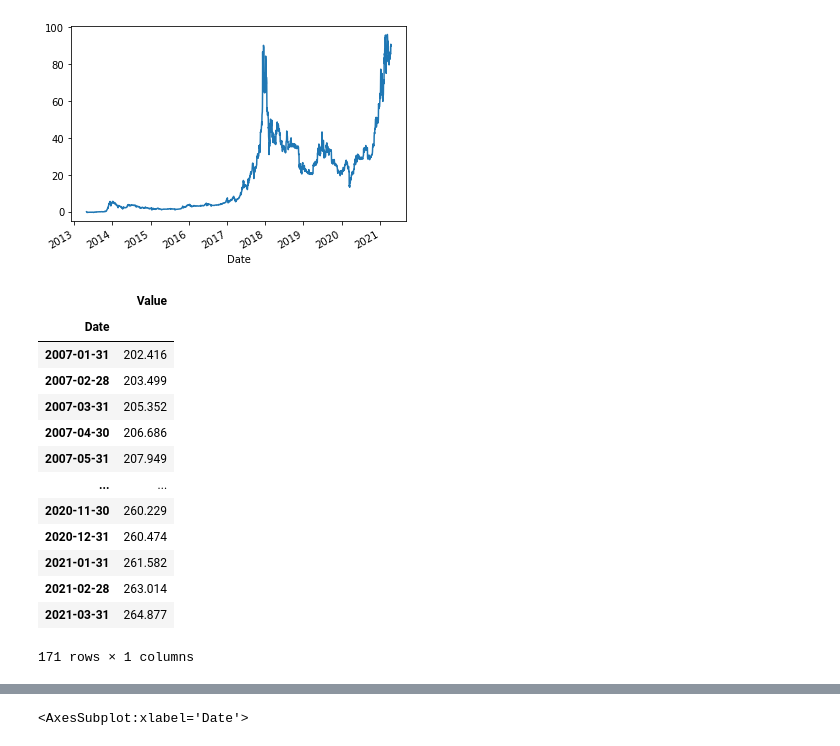
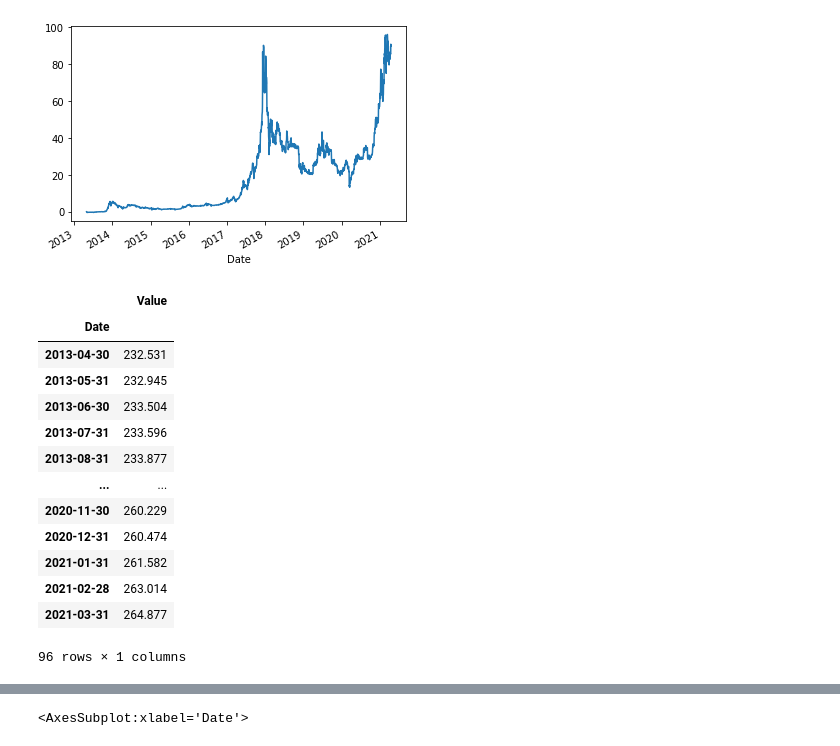
Before and after one commit to tatejones919/RSI_Correlation, a Jupyter notebook: notebooks/Tate's_notebook.ipynb, the cells around one changed output, grey strips where cells are left out. Cells and saved outputs as stored; diff of their text form; code cells hidden in the pictures.

```diff
--- a/notebooks/Tate's_notebook.ipynb
+++ b/notebooks/Tate's_notebook.ipynb
@@ -135,20 +138,20 @@ cumulative_daily_returns['BTC Price Change'].plot()
 <AxesSubplot:xlabel='Date'>
 [figure]
 # %%
-cpi_data = quandl.get("RATEINF/CPI_USA", start_date="2007-01-01", end_date="2021-04-01")
+cpi_data = quandl.get("RATEINF/CPI_USA", start_date="2013-04-01", end_date="2021-04-01")
 cpi_data
 # %% [output]
 |  | Value |
 | Date |  |
-| 2007-01-31 | 202.416 |
-| 2007-02-28 | 203.499 |
-| 2007-03-31 | 205.352 |
-| 2007-04-30 | 206.686 |
-| 2007-05-31 | 207.949 |
+| 2013-04-30 | 232.531 |
+| 2013-05-31 | 232.945 |
+| 2013-06-30 | 233.504 |
+| 2013-07-31 | 233.596 |
+| 2013-08-31 | 233.877 |
 | ... | ... |
 | 2020-11-30 | 260.229 |
 | 2020-12-31 | 260.474 |
 | 2021-01-31 | 261.582 |
 | 2021-02-28 | 263.014 |
 | 2021-03-31 | 264.877 |
-171 rows × 1 columns
+96 rows × 1 columns
```
Also changed, not shown: parts of 6 cells of this notebook.
